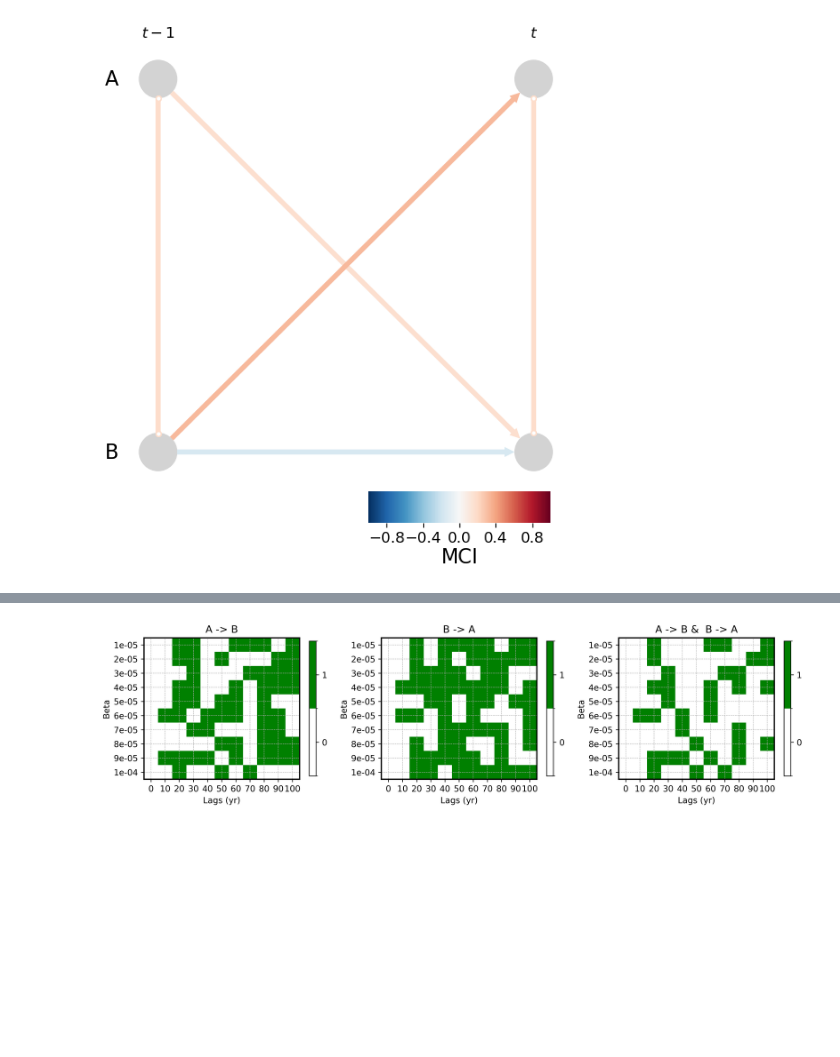
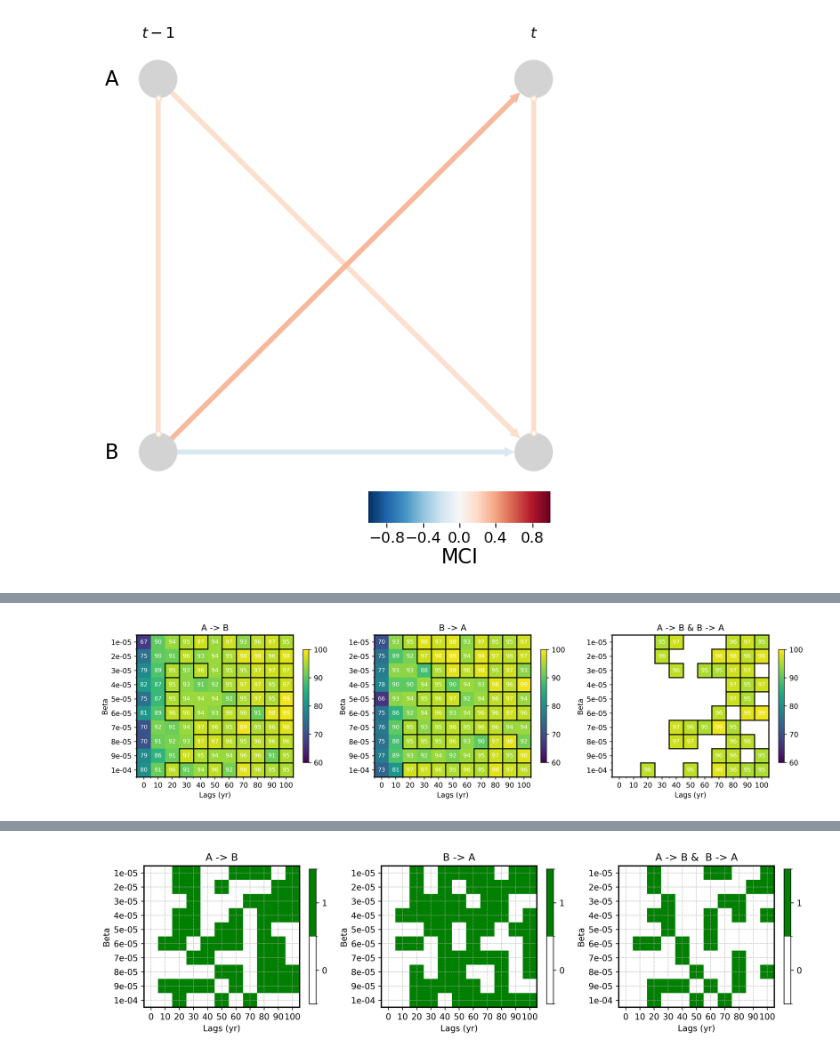
Before and after one commit to Peisong-Zheng/Paleoclimate_causality, a Jupyter notebook: Generate_syth_data_dt10_PCMCI_twoways.ipynb, the cells around one changed output, grey strips where cells are left out. Saved outputs shown, nothing was run; the diff lists cells and outputs as text; code cells hidden in the pictures; blank space fills up the shorter version.

```diff
--- a/Generate_syth_data_dt10_PCMCI_twoways.ipynb
+++ b/Generate_syth_data_dt10_PCMCI_twoways.ipynb
@@ -319,3 +417,39 @@ plt.show()
+# %%
+from toolbox import syth_ana_functions as saf
+import matplotlib.pyplot as plt
+import importlib
+importlib.reload(saf)
+
+beta = np.arange(1e-5, 1e-4+1e-5, 1e-5)
+lags = range(11)  # From 0 to 10
+
+X=np.array(lags)
+Y=np.array(beta)
+
+
+
+fig, axs = plt.subplots(1, 3, figsize=(14,4), dpi=600)  # 1 row, 3 columns of plots
+
+# Plot each of the causal matrices with text annotations
+saf.causal_colormap_ax(causal_AB_results, causal_AB_true_count_all, axs[0], X=X, Y=Y, title='A -> B', ylabel='Beta',show_counts=True,vmin=60, vmax=100)
+saf.causal_colormap_ax(causal_BA_results, causal_BA_true_count_all, axs[1], X=X, Y=Y, title='B -> A', ylabel='Beta',show_counts=True, vmin=60, vmax=100)
+
+# create AB_BA_count, and if causal_results_red_nozscore is 1, set the value in AB_BA count to the value from the causal_AB_true_count_all
+AB_BA_count = np.zeros((len(beta), len(lags)))
+for i in range(len(beta)):
+    for j in range(len(lags)):
+        if causal_results_red_nozscore[i,j] == 1:
+            AB_BA_count[i,j] = causal_AB_true_count_all[i,j]
+        else:
+            AB_BA_count[i,j] = np.nan
+
+
+# Assuming causal_results_red_nozscore is derived in your existing code
+saf.causal_colormap_ax(causal_results=causal_results_red_nozscore, counts=AB_BA_count, ax=axs[2], X=X, Y=Y, title='A -> B & B -> A', ylabel='Beta',show_counts=True, vmin=60, vmax=100)
+plt.tight_layout()
+plt.show()
+# %% [output]
+[figure, added]
 # %%
 import numpy as np
 import matplotlib.pyplot as plt
```
Also changed, not shown: parts of 7 cells of this notebook, 14 other files.
